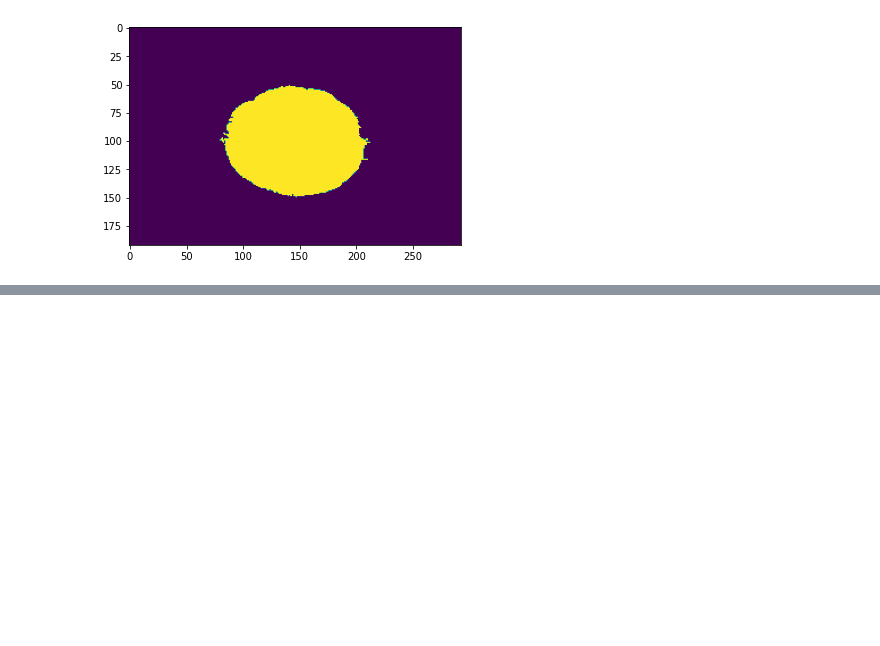
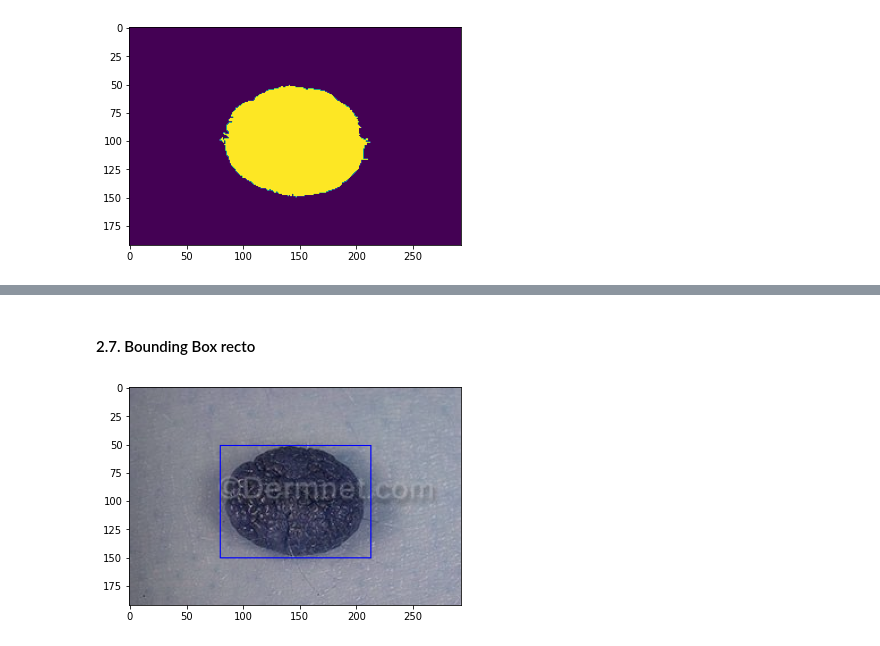
Before and after one commit to ParraCode/Curso-de-Computer-vision-y-Machine-Learning, a Jupyter notebook: apuntes/Modulo2.ipynb, the cells around one changed output, grey strips where cells are left out. Drawn from its saved outputs; the diff is of its cells as text; code cells hidden in the pictures; blank space fills up the shorter version.

```diff
--- a/apuntes/Modulo2.ipynb
+++ b/apuntes/Modulo2.ipynb
@@ -153,0 +193,8 @@ show_img(mascara)
+# %% [markdown]
+#### 2.7. Bounding Box recto
+# %%
+x,y,w,h = cv2.boundingRect(contorno)
+imag3_rectangulo = cv2.rectangle(img3,(x,y),(x+w,y+h),(0,0,255),1)
+show_img(imag3_rectangulo)
+# %% [output]
+[figure, added]
```
Also changed, not shown: parts of 10 cells of this notebook.
